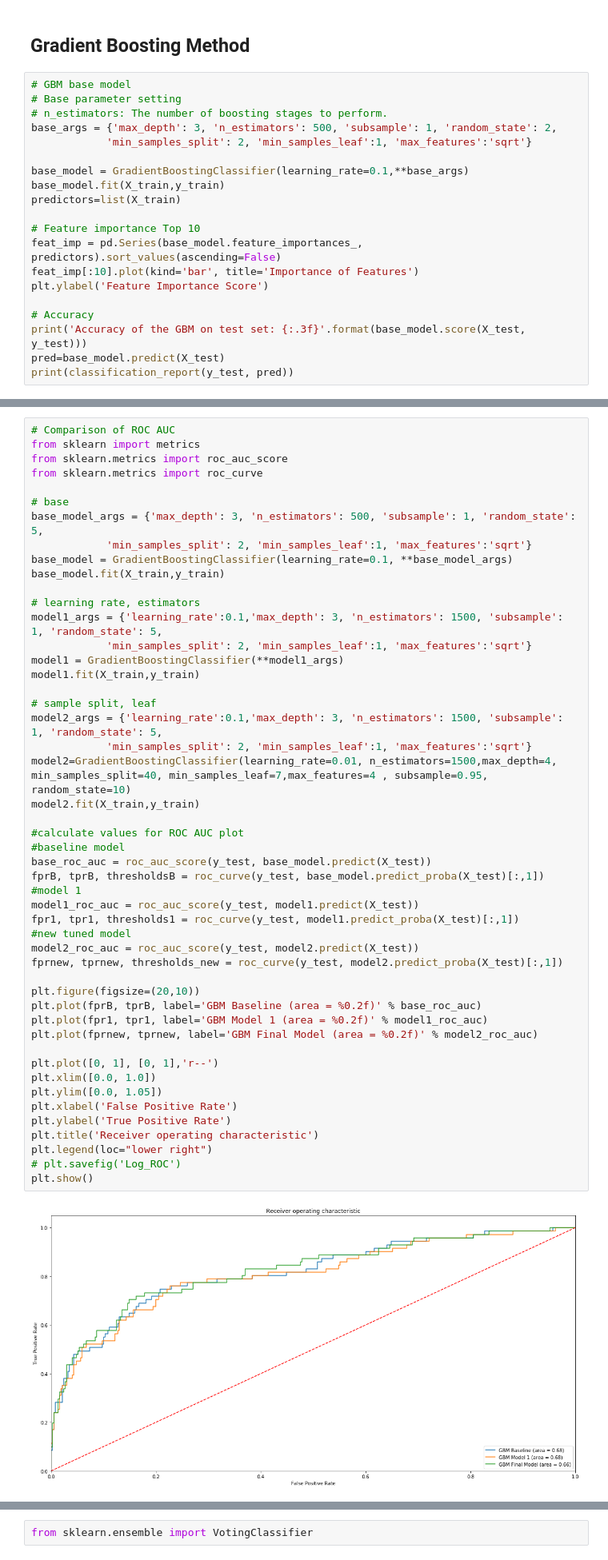
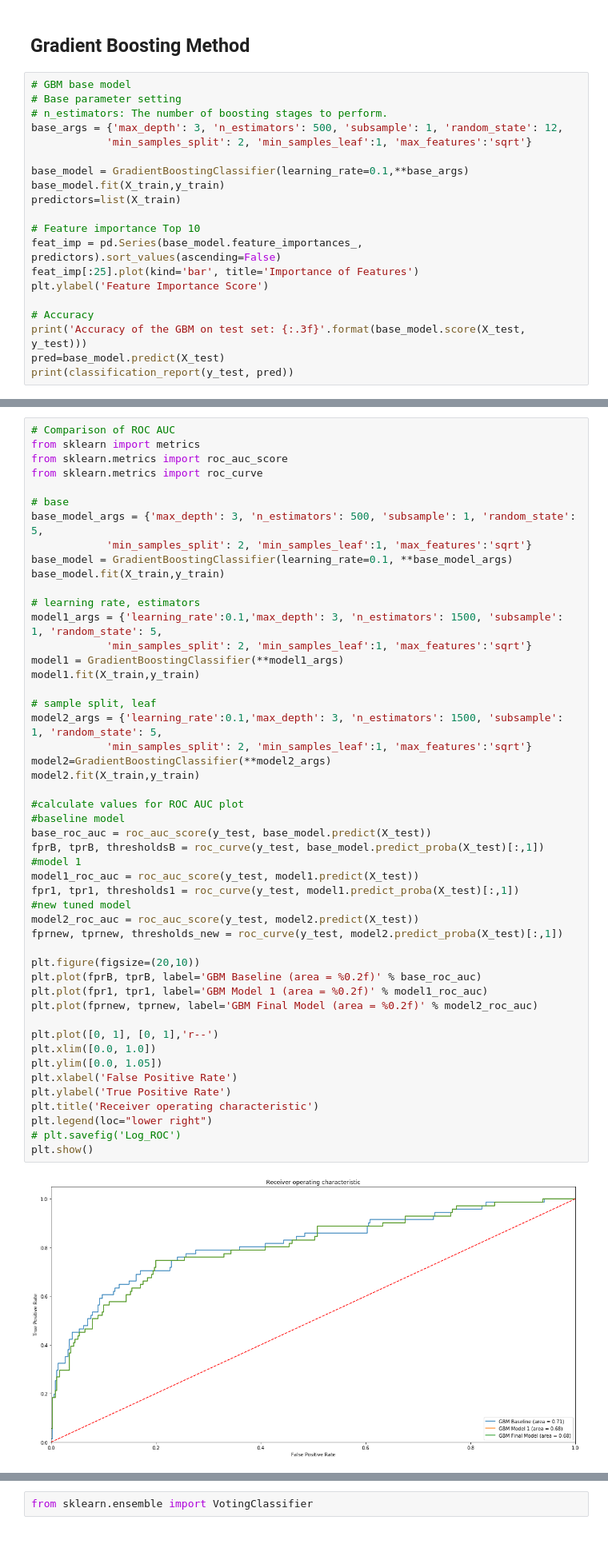
Before and after one commit to tonnykwon/naver-project, a Jupyter notebook: total_analysis.ipynb, the cells around one changed output, grey strips where cells are left out. Shown at 80% size. Saved outputs shown, nothing was run; the diff lists cells and outputs as text.

```diff
--- a/total_analysis.ipynb
+++ b/total_analysis.ipynb
@@ -131,7 +131,7 @@ acc_table
 # GBM base model
 # Base parameter setting
 # n_estimators: The number of boosting stages to perform.
-base_args = {'max_depth': 3, 'n_estimators': 500, 'subsample': 1, 'random_state': 2,
+base_args = {'max_depth': 3, 'n_estimators': 500, 'subsample': 1, 'random_state': 12,
             'min_samples_split': 2, 'min_samples_leaf':1, 'max_features':'sqrt'}
 
 base_model = GradientBoostingClassifier(learning_rate=0.1,**base_args)
@@ -140,7 +140,7 @@ predictors=list(X_train)
 
 # Feature importance Top 10
 feat_imp = pd.Series(base_model.feature_importances_, predictors).sort_values(ascending=False)
-feat_imp[:10].plot(kind='bar', title='Importance of Features')
+feat_imp[:25].plot(kind='bar', title='Importance of Features')
 plt.ylabel('Feature Importance Score')
 
 # Accuracy
@@ -311,36 +296,36 @@ model1.fit(X_train,y_train)
 # sample split, leaf
 model2_args = {'learning_rate':0.1,'max_depth': 3, 'n_estimators': 1500, 'subsample': 1, 'random_state': 5,
             'min_samples_split': 2, 'min_samples_leaf':1, 'max_features':'sqrt'}
-model2=GradientBoostingClassifier(learning_rate=0.01, n_estimators=1500,max_depth=4, min_samples_split=40, min_samples_leaf=7,max_features=4 , subsample=0.95, random_state=10)
+model2=GradientBoostingClassifier(**model2_args)
 model2.fit(X_train,y_train)
 
 #calculate values for ROC AUC plot
 #baseline model
 base_roc_auc = roc_auc_score(y_test, base_model.predict(X_test))
 fprB, tprB, thresholdsB = roc_curve(y_test, base_model.predict_proba(X_test)[:,1])
 #model 1
 model1_roc_auc = roc_auc_score(y_test, model1.predict(X_test))
 fpr1, tpr1, thresholds1 = roc_curve(y_test, model1.predict_proba(X_test)[:,1])
 #new tuned model
 model2_roc_auc = roc_auc_score(y_test, model2.predict(X_test))
 fprnew, tprnew, thresholds_new = roc_curve(y_test, model2.predict_proba(X_test)[:,1])
 
 plt.figure(figsize=(20,10))
 plt.plot(fprB, tprB, label='GBM Baseline (area = %0.2f)' % base_roc_auc)
 plt.plot(fpr1, tpr1, label='GBM Model 1 (area = %0.2f)' % model1_roc_auc)
 plt.plot(fprnew, tprnew, label='GBM Final Model (area = %0.2f)' % model2_roc_auc)
 
 plt.plot([0, 1], [0, 1],'r--')
 plt.xlim([0.0, 1.0])
 plt.ylim([0.0, 1.05])
 plt.xlabel('False Positive Rate')
 plt.ylabel('True Positive Rate')
 plt.title('Receiver operating characteristic')
 plt.legend(loc="lower right")
 # plt.savefig('Log_ROC')
 plt.show()
 # %% [output]
-[figure, old version]
+[figure, new version]
 # %%
 from sklearn import svm, grid_search
 from sklearn.model_selection import GridSearchCV
```
Also changed, not shown: parts of 18 cells of this notebook, 1 other file.
